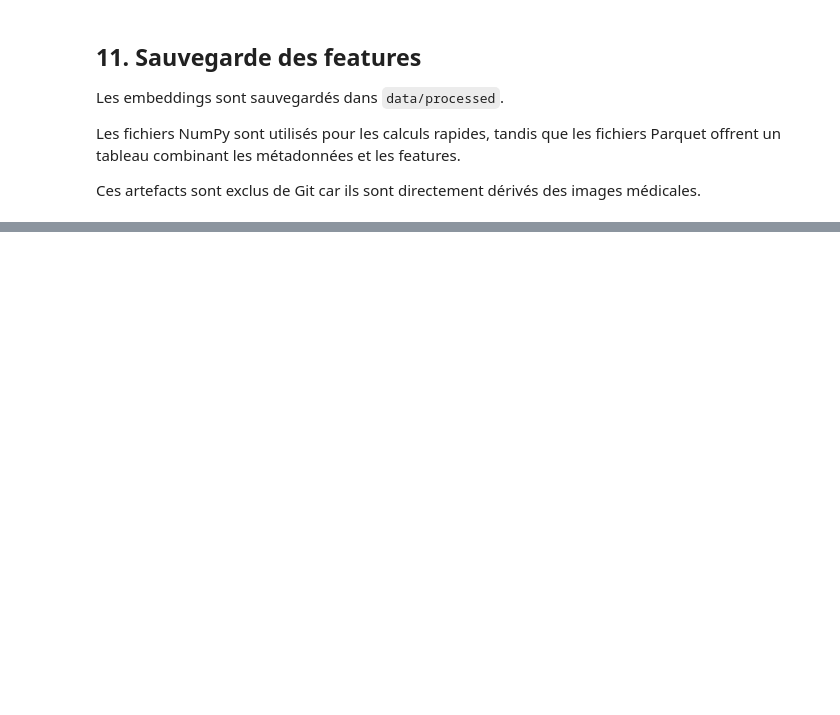
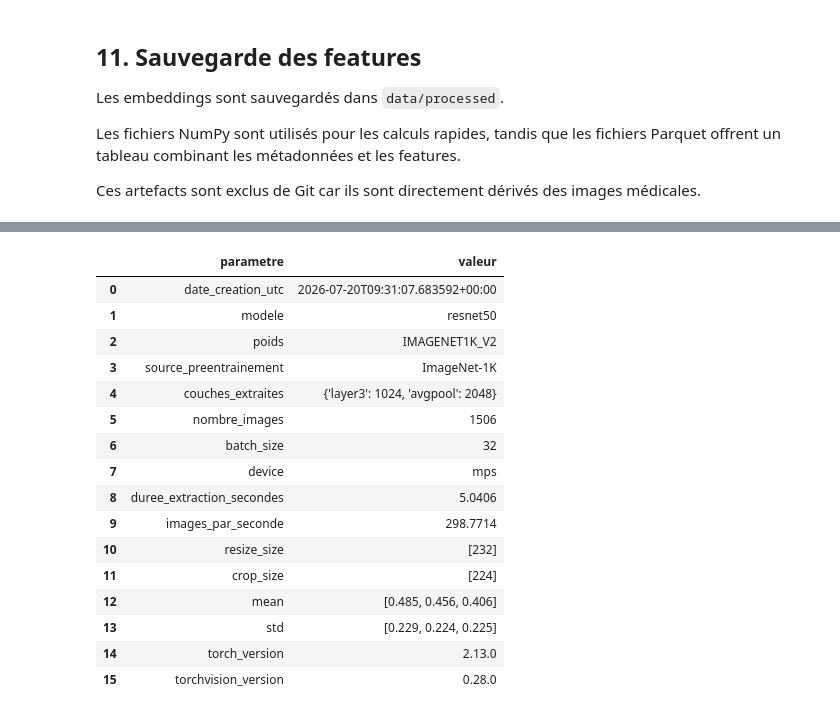
Before and after one commit to VincentDesmouceaux/BrainScanAI, a Jupyter notebook: notebooks/02_preprocessing_extraction_features.ipynb, the cells around one changed output, grey strips where cells are left out. Saved outputs shown, nothing was run; the diff lists cells and outputs as text; code cells hidden in the pictures; blank space fills up the shorter version.

```diff
--- a/notebooks/02_preprocessing_extraction_features.ipynb
+++ b/notebooks/02_preprocessing_extraction_features.ipynb
@@ -858,0 +987,73 @@ images médicales.
+# %%
+configuration = {
+    "date_creation_utc": datetime.now(
+        timezone.utc
+    ).isoformat(),
+    "modele": "resnet50",
+    "poids": "IMAGENET1K_V2",
+    "source_preentrainement": "ImageNet-1K",
+    "couches_extraites": {
+        "layer3": 1024,
+        "avgpool": 2048,
+    },
+    "nombre_images": len(df_metadata),
+    "batch_size": BATCH_SIZE,
+    "device": str(DEVICE),
+    "duree_extraction_secondes": round(
+        duree_extraction,
+        4,
+    ),
+    "images_par_seconde": round(
+        len(df_metadata)
+        / duree_extraction,
+        4,
+    ),
+    "resize_size": list(
+        PREPROCESS.resize_size
+    ),
+    "crop_size": list(
+        PREPROCESS.crop_size
+    ),
+    "mean": list(PREPROCESS.mean),
+    "std": list(PREPROCESS.std),
+    "torch_version": torch.__version__,
+    "torchvision_version": (
+        torchvision.__version__
+    ),
+}
+
+with CONFIG_PATH.open(
+    "w",
+    encoding="utf-8",
+) as fichier:
+    json.dump(
+        configuration,
+        fichier,
+        indent=2,
+        ensure_ascii=False,
+    )
+
+display(
+    pd.DataFrame(
+        configuration.items(),
+        columns=["parametre", "valeur"],
+    )
+)
+# %% [output]
+|  | parametre | valeur |
+| 0 | date_creation_utc | 2026-07-20T09:31:07.683592+00:00 |
+| 1 | modele | resnet50 |
+| 2 | poids | IMAGENET1K_V2 |
+| 3 | source_preentrainement | ImageNet-1K |
+| 4 | couches_extraites | {'layer3': 1024, 'avgpool': 2048} |
+| 5 | nombre_images | 1506 |
+| 6 | batch_size | 32 |
+| 7 | device | mps |
+| 8 | duree_extraction_secondes | 5.0406 |
+| 9 | images_par_seconde | 298.7714 |
+| 10 | resize_size | [232] |
+| 11 | crop_size | [224] |
+| 12 | mean | [0.485, 0.456, 0.406] |
+| 13 | std | [0.229, 0.224, 0.225] |
+| 14 | torch_version | 2.13.0 |
+| 15 | torchvision_version | 0.28.0 |
```
Also changed, not shown: parts of 14 cells of this notebook.
